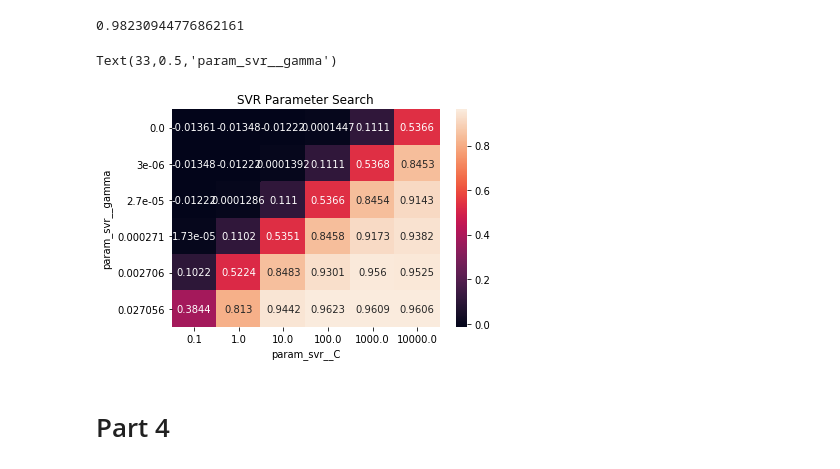
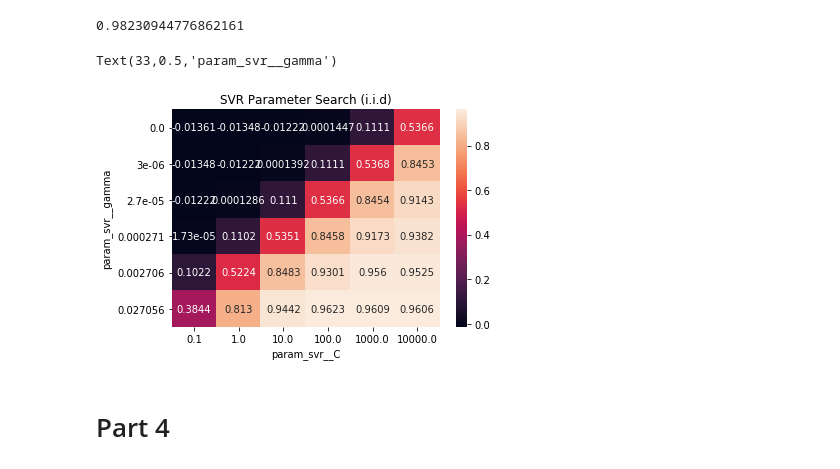
Before and after one commit to applied-ml-spring-18/homework-3-panda-express, a Jupyter notebook: hw3.ipynb, the cells around one changed output. Drawn from its saved outputs; the diff is of its cells as text; code cells hidden in the pictures.

Commit message:
modify plots headings

```diff
--- a/hw3.ipynb
+++ b/hw3.ipynb
@@ -396,11 +395,11 @@ res_svr_iid = pd.pivot_table(pd.DataFrame(grid_svr_iid.cv_results_), values='mea
 res_svr_iid = res_svr_iid.set_index(res_svr_iid.index.values.round(6))
 # %%
 ax = sns.heatmap(res_svr_iid, annot=True, fmt=".4g")
-ax.set_title('SVR Parameter Search')
+ax.set_title('SVR Parameter Search (i.i.d)')
 ax.set_ylabel('param_svr__gamma')
 # %% [output]
 Text(33,0.5,'param_svr__gamma')
-[figure, old version]
+[figure, new version]
 # %% [markdown]
 # Part 4
 # %% [markdown]
```
Also changed, not shown: parts of 1 cell of this notebook.
